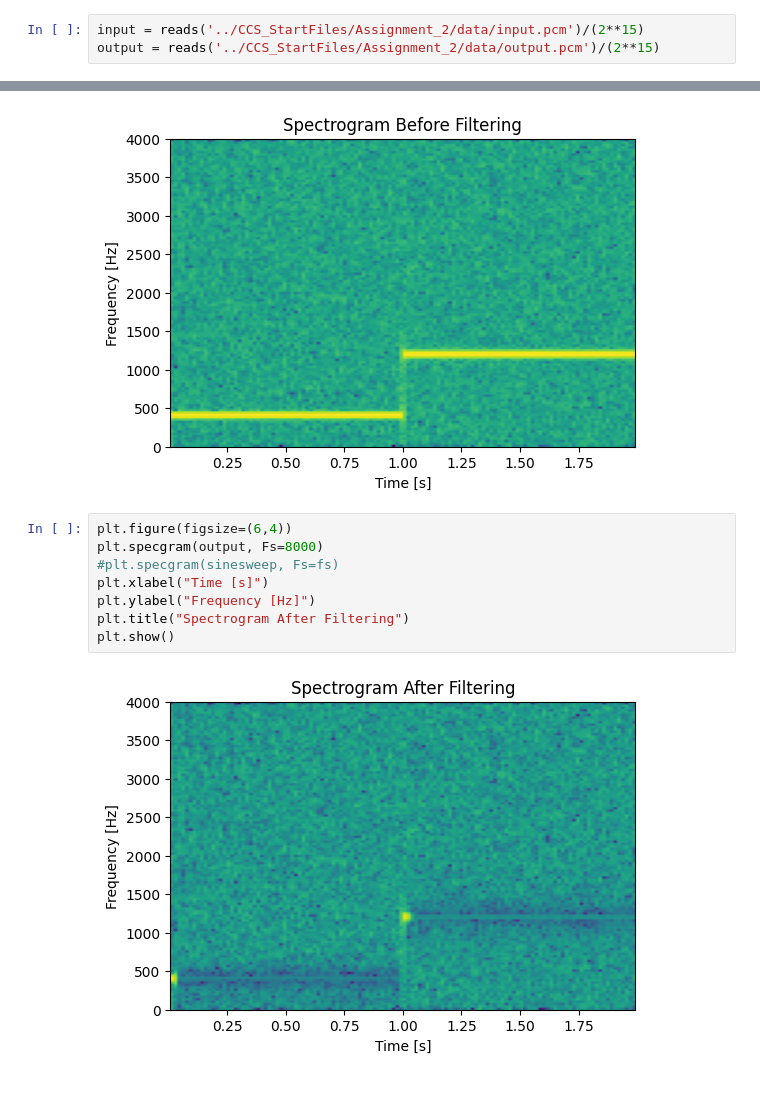
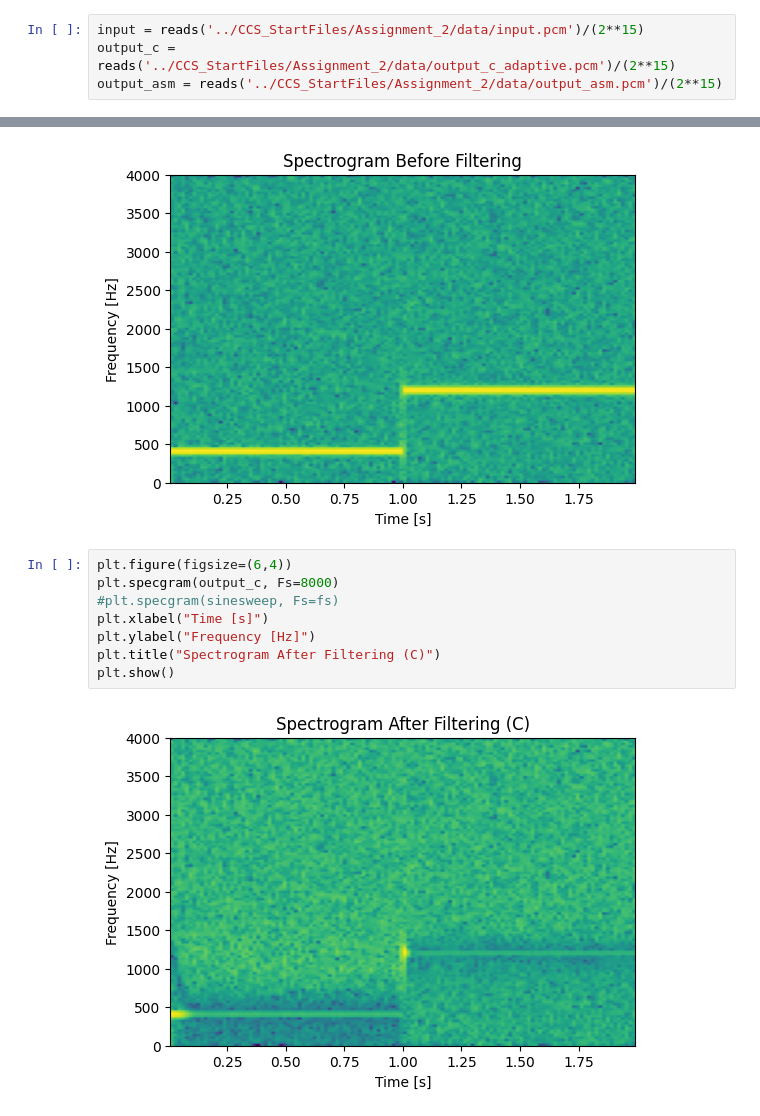
Before and after one commit to tori3112/real-time-2-anf, a Jupyter notebook: Python_StartFiles/plots.ipynb, the cells around one changed output, grey strips where cells are left out. Cells and saved outputs as stored; diff of their text form.

```diff
--- a/Python_StartFiles/plots.ipynb
+++ b/Python_StartFiles/plots.ipynb
@@ -4,7 +4,8 @@ import matplotlib.pyplot as plt
 import numpy as np
 # %%
 input = reads('../CCS_StartFiles/Assignment_2/data/input.pcm')/(2**15)
-output = reads('../CCS_StartFiles/Assignment_2/data/output.pcm')/(2**15)
+output_c = reads('../CCS_StartFiles/Assignment_2/data/output_c_adaptive.pcm')/(2**15)
+output_asm = reads('../CCS_StartFiles/Assignment_2/data/output_asm.pcm')/(2**15)
 # %%
 plt.figure(figsize=(6,4))
 plt.specgram(input, Fs=8000)
@@ -16,12 +17,12 @@ plt.show()
 [figure]
 # %%
 plt.figure(figsize=(6,4))
-plt.specgram(output, Fs=8000)
+plt.specgram(output_c, Fs=8000)
 #plt.specgram(sinesweep, Fs=fs)
 plt.xlabel("Time [s]")
 plt.ylabel("Frequency [Hz]")
-plt.title("Spectrogram After Filtering")
+plt.title("Spectrogram After Filtering (C)")
 plt.show()
 # %% [output]
-[figure, old version]
+[figure, new version]
 # %%
```
Also changed, not shown: parts of 3 cells of this notebook, 5 other files.
